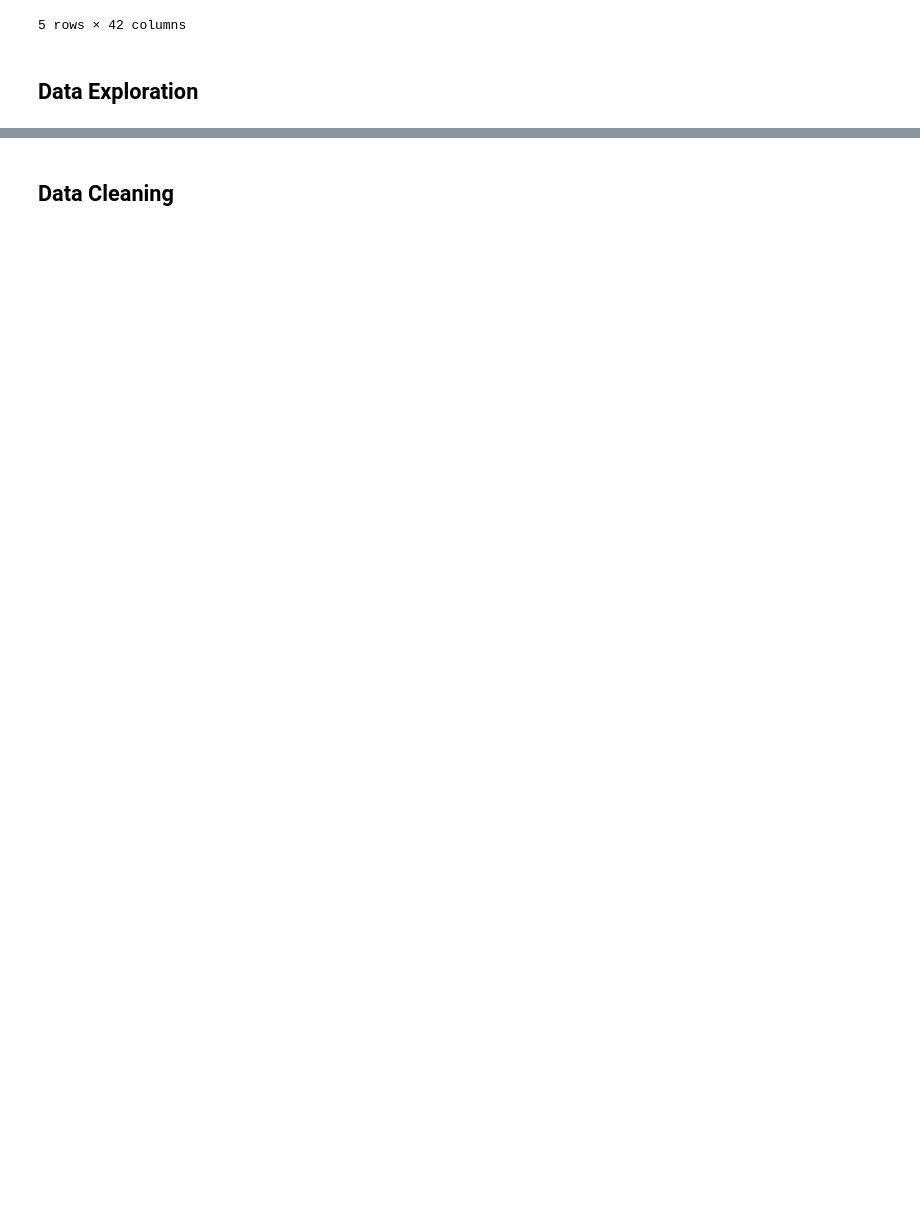
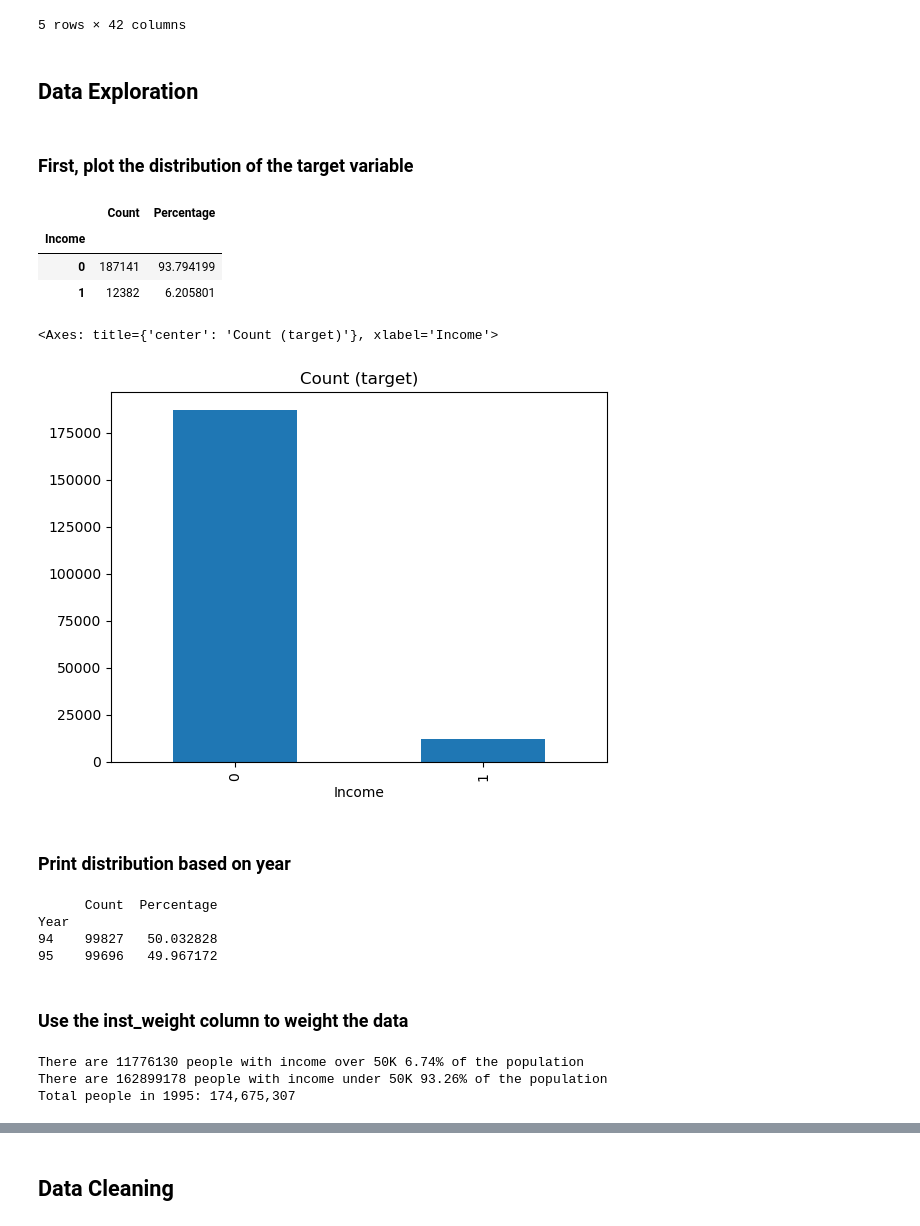
Before and after one commit to jprette/STAT-303-3, a Jupyter notebook: Code/Data Preparation.ipynb, the cells around one changed output, grey strips where cells are left out. Drawn from its saved outputs; the diff is of its cells as text; code cells hidden in the pictures; blank space fills up the shorter version.

Commit message:
Initial look at data

```diff
--- a/Code/Data Preparation.ipynb
+++ b/Code/Data Preparation.ipynb
@@ -29,0 +30,70 @@ data.head()
+# %% [markdown]
+### First, plot the distribution of the target variable
+# %%
+data['>50K'] = data['income'].apply(lambda x: 1 if '+' in x else 0)
+
+# Print the distribution of the target variable
+target_count = data['>50K'].value_counts()
+
+target_count = pd.DataFrame({'Income': target_count.index,'Count': target_count.values})
+# Set index to income
+target_count = target_count.set_index('Income')
+# Add normalized column
+target_count['Percentage'] = 100*target_count['Count']/target_count['Count'].sum()
+target_count
+# %% [output]
+|  | Count | Percentage |
+| Income |  |  |
+| 0 | 187141 | 93.794199 |
+| 1 | 12382 | 6.205801 |
+# %%
+target_count['Count'].plot(kind='bar', title='Count (target)')
+# Set the X ticks to be '<=50K' and '>50K'
+# %% [output]
+<Axes: title={'center': 'Count (target)'}, xlabel='Income'>
+[figure, added]
+# %% [markdown]
+### Print distribution based on year
+# %%
+year_counts = data['year'].value_counts()
+
+year_counts = pd.DataFrame({'Year': year_counts.index,'Count': year_counts.values})
+# Set index to income
+year_counts = year_counts.set_index('Year')
+# Add normalized column
+year_counts['Percentage'] = 100*year_counts['Count']/year_counts['Count'].sum()
+
+print(year_counts)
+# %% [output]
+      Count  Percentage
+Year
+94    99827   50.032828
+95    99696   49.967172
+# %% [markdown]
+### Use the inst_weight column to weight the data
+# %%
+# Use the instance weight column to weight the data to find the number of people in each column
+
+num_people_over = data[(data['>50K']==1) & (data['year']==95)]['inst_weight'].sum()
+num_people_under = data[(data['>50K']==0) & (data['year']==95)]['inst_weight'].sum()
+
+total_people = num_people_over + num_people_under
+
+percentage_over = 100*num_people_over/total_people
+percentage_under = 100*num_people_under/total_people
+
+# Print the number of people with income over 50K
+print(f"There are {round(num_people_over)} people with income over 50K {round(percentage_over,2)}% of the population")
+print(f"There are {round(num_people_under)} people with income under 50K {round(percentage_under,2)}% of the population")
+
+comma_number = str(round(total_people))
+# Add commas between every 3 digits
+comma_number = comma_number[::-1]
+comma_number = ','.join([comma_number[i:i+3] for i in range(0, len(comma_number), 3)])
+comma_number = comma_number[::-1]
+
+print(f"Total people in 1995: {comma_number}")
+# %% [output]
+There are 11776130 people with income over 50K 6.74% of the population
+There are 162899178 people with income under 50K 93.26% of the population
+Total people in 1995: 174,675,307
```
Also changed, not shown: parts of 8 cells of this notebook.
